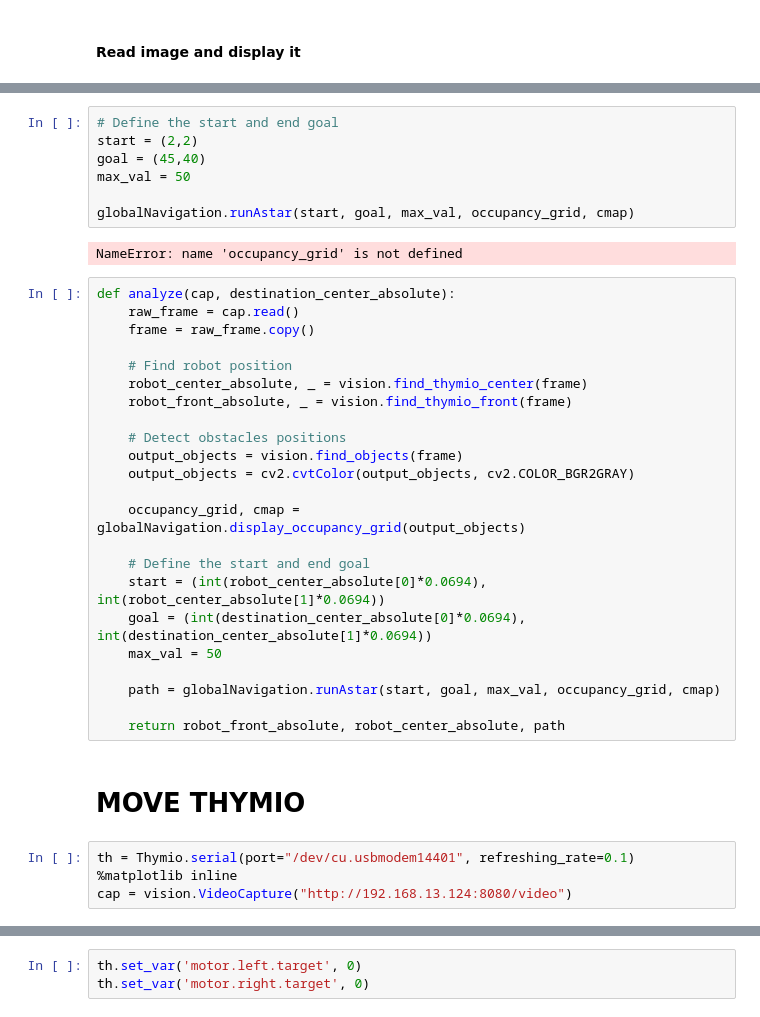
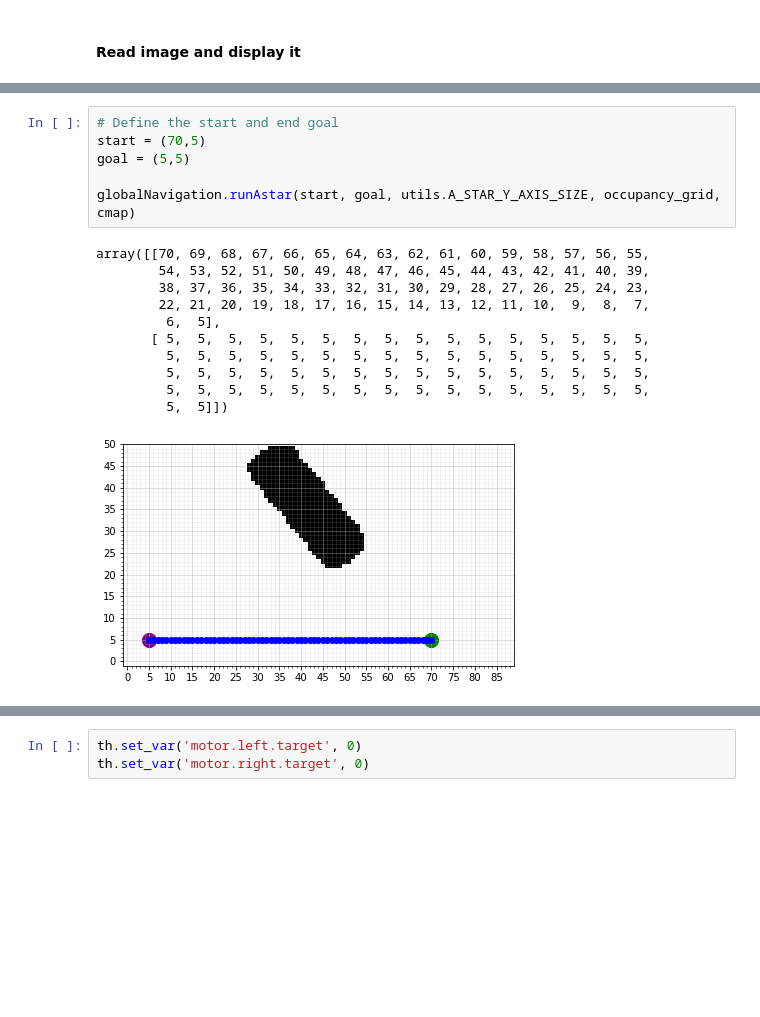
Before and after one commit to kenp-io/EPFL_MoRo_Project, a Jupyter notebook: main.ipynb, the cells around one changed output, grey strips where cells are left out. Cells and saved outputs as stored; diff of their text form; blank space fills up the shorter version.

```diff
--- a/main.ipynb
+++ b/main.ipynb
@@ -88,38 +118,18 @@ occupancy_grid, cmap = globalNavigation.display_occupancy_grid(output_objects)
 # %%
 # Define the start and end goal
-start = (2,2)
-goal = (45,40)
-max_val = 50
+start = (70,5)
+goal = (5,5)
 
-globalNavigation.runAstar(start, goal, max_val, occupancy_grid, cmap)
+globalNavigation.runAstar(start, goal, utils.A_STAR_Y_AXIS_SIZE, occupancy_grid, cmap)
 # %% [output]
-NameError: name 'occupancy_grid' is not defined
+array([[70, 69, 68, 67, 66, 65, 64, 63, 62, 61, 60, 59, 58, 57, 56, 55,
+        54, 53, 52, 51, 50, 49, 48, 47, 46, 45, 44, 43, 42, 41, 40, 39,
+        38, 37, 36, 35, 34, 33, 32, 31, 30, 29, 28, 27, 26, 25, 24, 23,
+        22, 21, 20, 19, 18, 17, 16, 15, 14, 13, 12, 11, 10,  9,  8,  7,
+         6,  5],
+       [ 5,  5,  5,  5,  5,  5,  5,  5,  5,  5,  5,  5,  5,  5,  5,  5,
+         5,  5,  5,  5,  5,  5,  5,  5,  5,  5,  5,  5,  5,  5,  5,  5,
+         5,  5,  5,  5,  5,  5,  5,  5,  5,  5,  5,  5,  5,  5,  5,  5,
+         5,  5,  5,  5,  5,  5,  5,  5,  5,  5,  5,  5,  5,  5,  5,  5,
+         5,  5]])
+[figure, added]
-# %%
-def analyze(cap, destination_center_absolute):
-    raw_frame = cap.read()
-    frame = raw_frame.copy()
-
-    # Find robot position
-    robot_center_absolute, _ = vision.find_thymio_center(frame)
-    robot_front_absolute, _ = vision.find_thymio_front(frame)
-
-    # Detect obstacles positions
-    output_objects = vision.find_objects(frame)
-    output_objects = cv2.cvtColor(output_objects, cv2.COLOR_BGR2GRAY)
-
-    occupancy_grid, cmap = globalNavigation.display_occupancy_grid(output_objects)
-
-    # Define the start and end goal
-    start = (int(robot_center_absolute[0]*0.0694), int(robot_center_absolute[1]*0.0694))
-    goal = (int(destination_center_absolute[0]*0.0694), int(destination_center_absolute[1]*0.0694))
-    max_val = 50
-
-    path = globalNavigation.runAstar(start, goal, max_val, occupancy_grid, cmap)
-
-    return robot_front_absolute, robot_center_absolute, path
-# %% [markdown]
-# MOVE THYMIO
-# %%
-th = Thymio.serial(port="/dev/cu.usbmodem14401", refreshing_rate=0.1)
-%matplotlib inline
-cap = vision.VideoCapture("http://192.168.13.124:8080/video")
```
Also changed, not shown: parts of 19 cells of this notebook, 3 other files.
